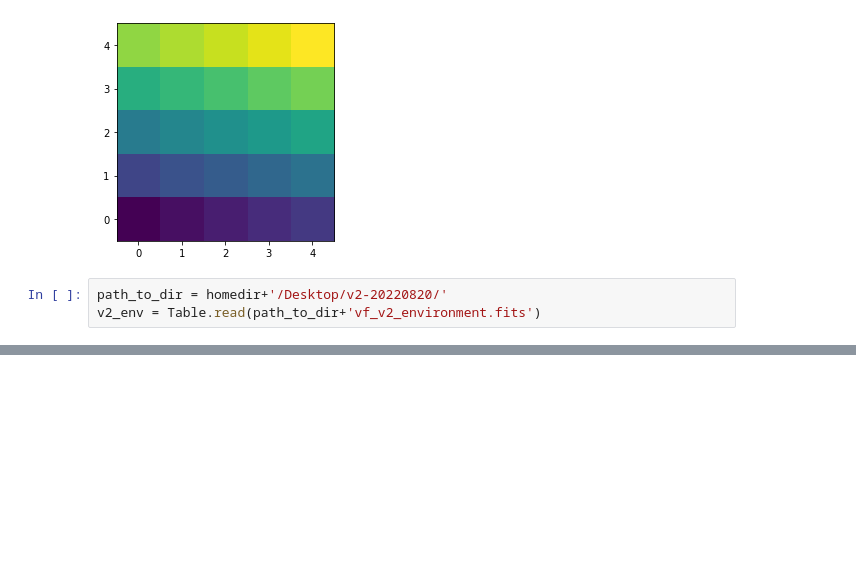
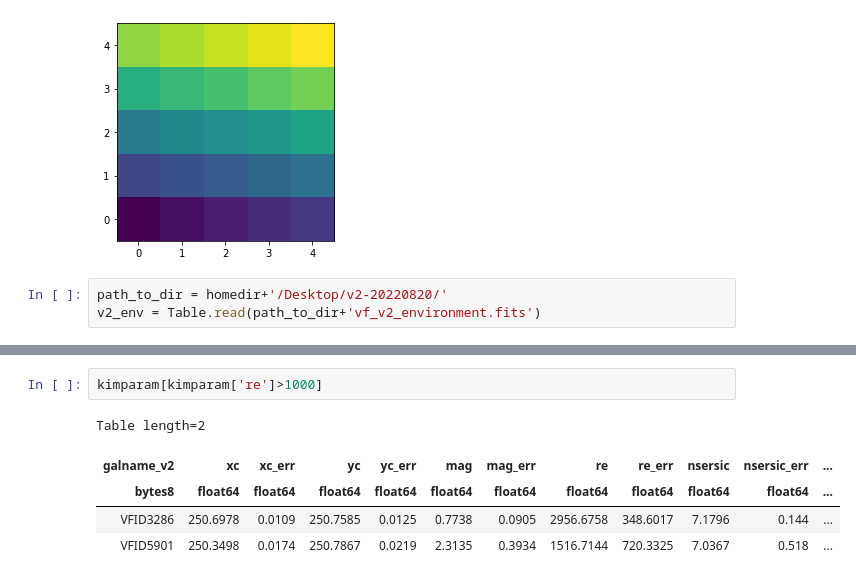
Before and after one commit to Kyssuber/GUI_odyssey, a Jupyter notebook: scrap.ipynb, the cells around one changed output, grey strips where cells are left out. Saved outputs shown, nothing was run; the diff lists cells and outputs as text; blank space fills up the shorter version.

```diff
--- a/scrap.ipynb
+++ b/scrap.ipynb
@@ -146,0 +181,8 @@ Table length=6780
+# %%
+kimparam[kimparam['re']>1000]
+# %% [output]
+Table length=2
+| galname_v2 | xc | xc_err | yc | yc_err | mag | mag_err | re | re_err | nsersic | nsersic_err | ... |
+| bytes8 | float64 | float64 | float64 | float64 | float64 | float64 | float64 | float64 | float64 | float64 | ... |
+| VFID3286 | 250.6978 | 0.0109 | 250.7585 | 0.0125 | 0.7738 | 0.0905 | 2956.6758 | 348.6017 | 7.1796 | 0.144 | ... |
+| VFID5901 | 250.3498 | 0.0174 | 250.7867 | 0.0219 | 2.3135 | 0.3934 | 1516.7144 | 720.3325 | 7.0367 | 0.518 | ... |
```
Also changed, not shown: parts of 13 cells of this notebook, 1 other file.
